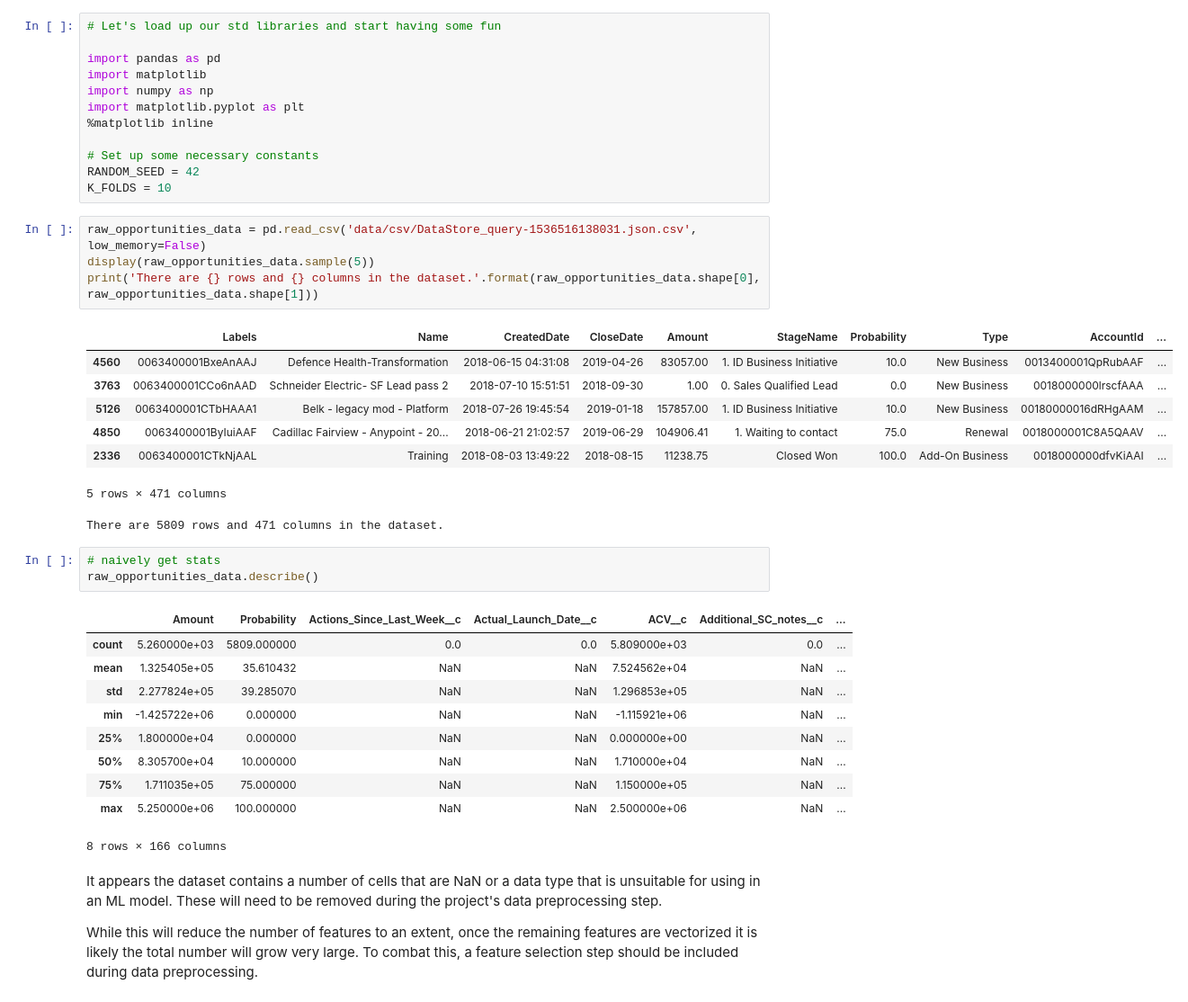
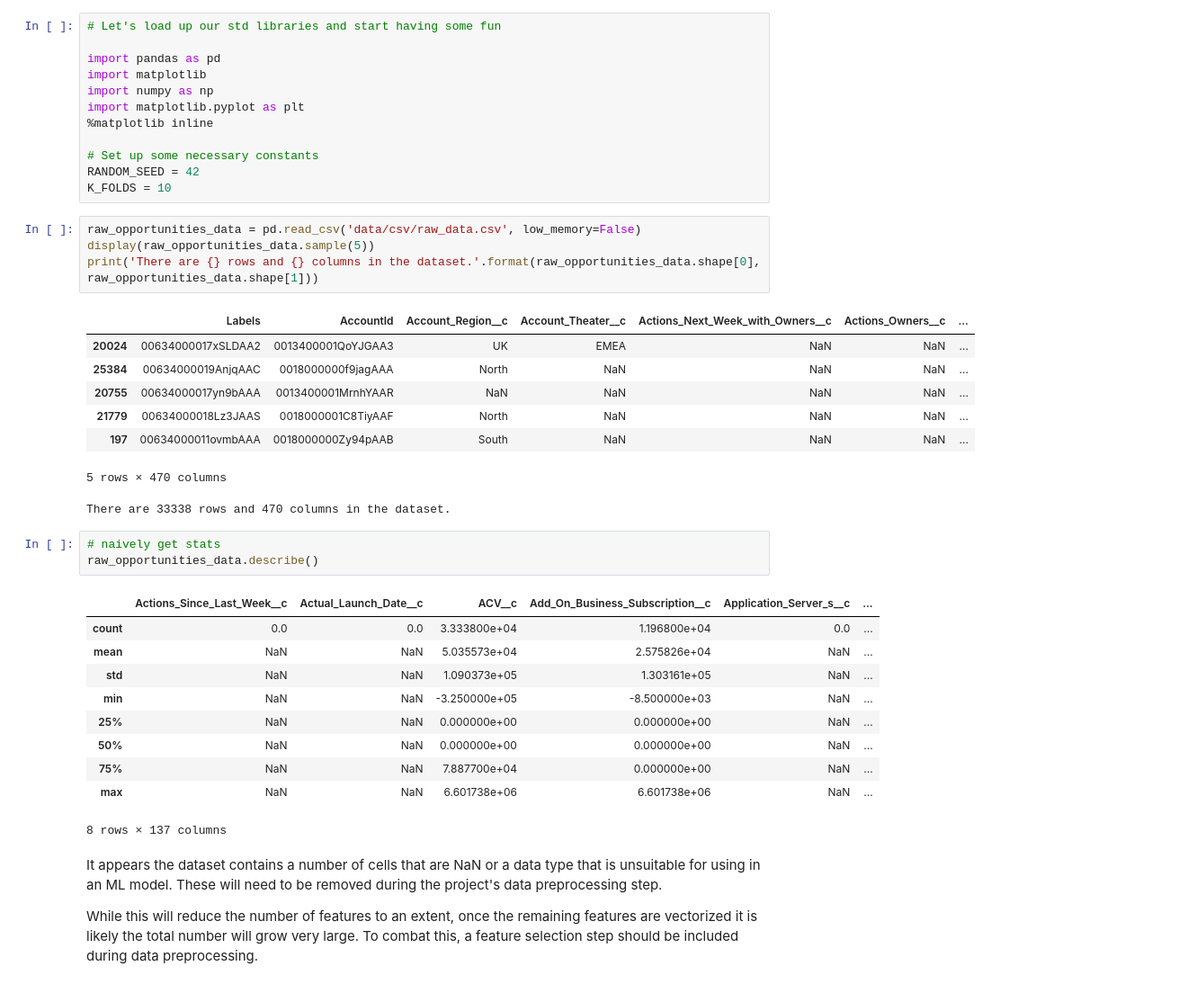
Before and after one commit to iangregson/udacity-mlnd, a Jupyter notebook: projects/capstone/capstone_project.ipynb, the cells around one changed output. Shown at 90% size. Drawn from its saved outputs; the diff is of its cells as text.

Commit message:
moving forward with the big dataset

```diff
--- a/projects/capstone/capstone_project.ipynb
+++ b/projects/capstone/capstone_project.ipynb
@@ -74,32 +78,32 @@ import matplotlib.pyplot as plt
 RANDOM_SEED = 42
 K_FOLDS = 10
 # %%
-raw_opportunities_data = pd.read_csv('data/csv/DataStore_query-1536516138031.json.csv', low_memory=False)
+raw_opportunities_data = pd.read_csv('data/csv/raw_data.csv', low_memory=False)
 display(raw_opportunities_data.sample(5))
 print('There are {} rows and {} columns in the dataset.'.format(raw_opportunities_data.shape[0], raw_opportunities_data.shape[1]))
 # %% [output]
-|  | Labels | Name | CreatedDate | CloseDate | Amount | StageName | Probability | Type | AccountId | ... |
-| 4560 | 0063400001BxeAnAAJ | Defence Health-Transformation | 2018-06-15 04:31:08 | 2019-04-26 | 83057.00 | 1. ID Business Initiative | 10.0 | New Business | 0013400001QpRubAAF | ... |
-| 3763 | 0063400001CCo6nAAD | Schneider Electric- SF Lead pass 2 | 2018-07-10 15:51:51 | 2018-09-30 | 1.00 | 0. Sales Qualified Lead | 0.0 | New Business | 0018000000lrscfAAA | ... |
-| 5126 | 0063400001CTbHAAA1 | Belk - legacy mod - Platform | 2018-07-26 19:45:54 | 2019-01-18 | 157857.00 | 1. ID Business Initiative | 10.0 | New Business | 00180000016dRHgAAM | ... |
-| 4850 | 0063400001ByIuiAAF | Cadillac Fairview - Anypoint - 20... | 2018-06-21 21:02:57 | 2019-06-29 | 104906.41 | 1. Waiting to contact | 75.0 | Renewal | 0018000001C8A5QAAV | ... |
-| 2336 | 0063400001CTkNjAAL | Training | 2018-08-03 13:49:22 | 2018-08-15 | 11238.75 | Closed Won | 100.0 | Add-On Business | 0018000000dfvKiAAI | ... |
+|  | Labels | AccountId | Account_Region__c | Account_Theater__c | Actions_Next_Week_with_Owners__c | Actions_Owners__c | ... |
+| 20024 | 00634000017xSLDAA2 | 0013400001QoYJGAA3 | UK | EMEA | NaN | NaN | ... |
+| 25384 | 00634000019AnjqAAC | 0018000000f9jagAAA | North | NaN | NaN | NaN | ... |
+| 20755 | 00634000017yn9bAAA | 0013400001MrnhYAAR | NaN | NaN | NaN | NaN | ... |
+| 21779 | 00634000018Lz3JAAS | 0018000001C8TiyAAF | North | NaN | NaN | NaN | ... |
+| 197 | 00634000011ovmbAAA | 0018000000Zy94pAAB | South | NaN | NaN | NaN | ... |
-5 rows × 471 columns
+5 rows × 470 columns
-There are 5809 rows and 471 columns in the dataset.
+There are 33338 rows and 470 columns in the dataset.
 # %%
 # naively get stats
 raw_opportunities_data.describe()
 # %% [output]
-|  | Amount | Probability | Actions_Since_Last_Week__c | Actual_Launch_Date__c | ACV__c | Additional_SC_notes__c | ... |
-| count | 5.260000e+03 | 5809.000000 | 0.0 | 0.0 | 5.809000e+03 | 0.0 | ... |
-| mean | 1.325405e+05 | 35.610432 | NaN | NaN | 7.524562e+04 | NaN | ... |
-| std | 2.277824e+05 | 39.285070 | NaN | NaN | 1.296853e+05 | NaN | ... |
-| min | -1.425722e+06 | 0.000000 | NaN | NaN | -1.115921e+06 | NaN | ... |
-| 25% | 1.800000e+04 | 0.000000 | NaN | NaN | 0.000000e+00 | NaN | ... |
-| 50% | 8.305700e+04 | 10.000000 | NaN | NaN | 1.710000e+04 | NaN | ... |
-| 75% | 1.711035e+05 | 75.000000 | NaN | NaN | 1.150000e+05 | NaN | ... |
-| max | 5.250000e+06 | 100.000000 | NaN | NaN | 2.500000e+06 | NaN | ... |
+|  | Actions_Since_Last_Week__c | Actual_Launch_Date__c | ACV__c | Add_On_Business_Subscription__c | Application_Server_s__c | ... |
+| count | 0.0 | 0.0 | 3.333800e+04 | 1.196800e+04 | 0.0 | ... |
+| mean | NaN | NaN | 5.035573e+04 | 2.575826e+04 | NaN | ... |
+| std | NaN | NaN | 1.090373e+05 | 1.303161e+05 | NaN | ... |
+| min | NaN | NaN | -3.250000e+05 | -8.500000e+03 | NaN | ... |
+| 25% | NaN | NaN | 0.000000e+00 | 0.000000e+00 | NaN | ... |
+| 50% | NaN | NaN | 0.000000e+00 | 0.000000e+00 | NaN | ... |
+| 75% | NaN | NaN | 7.887700e+04 | 0.000000e+00 | NaN | ... |
+| max | NaN | NaN | 6.601738e+06 | 6.601738e+06 | NaN | ... |
-8 rows × 166 columns
+8 rows × 137 columns
 # %% [markdown]
 It appears the dataset contains a number of cells that are NaN or a data type that is unsuitable for using in an ML model. These will need to be removed during the project's data preprocessing step.
 
```
Also changed, not shown: parts of 20 cells of this notebook, 1 other file.
